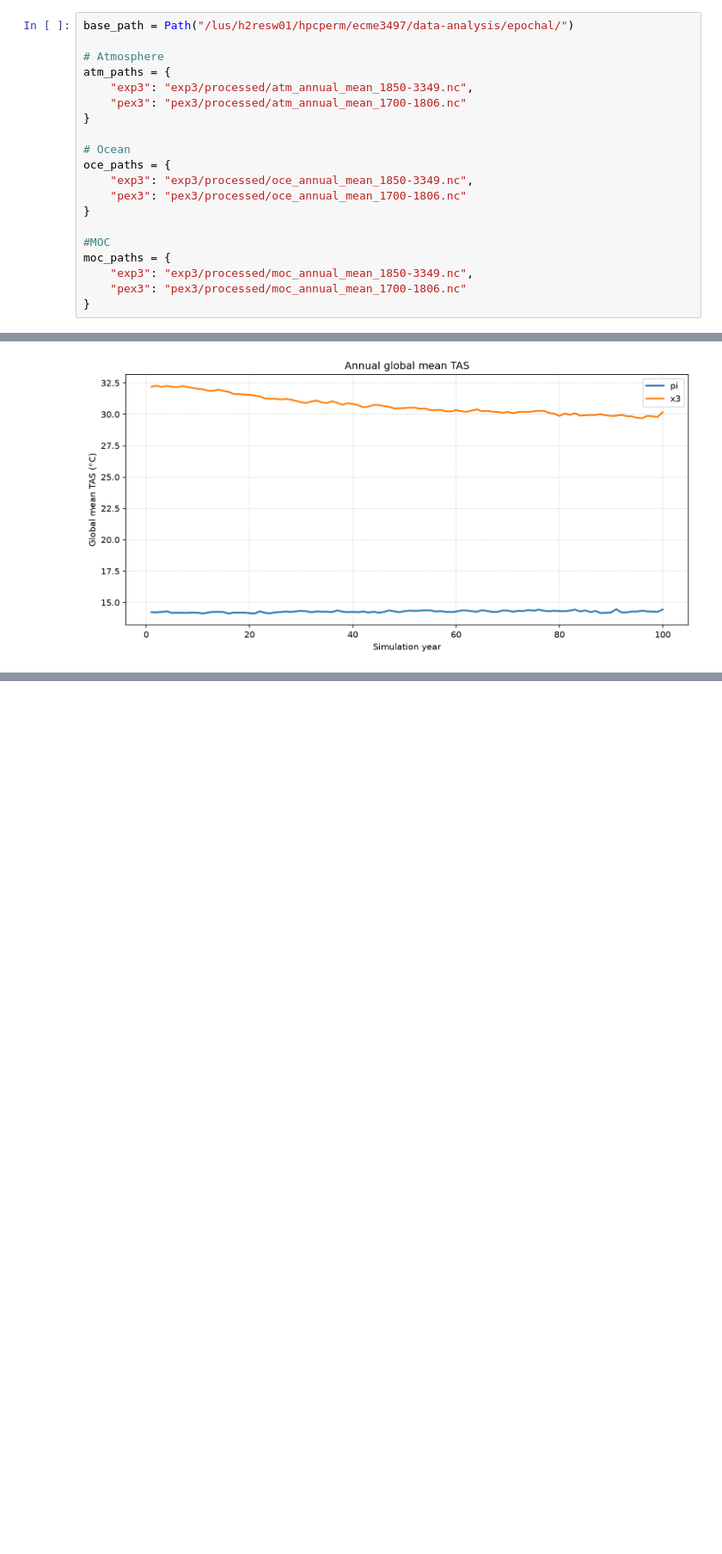
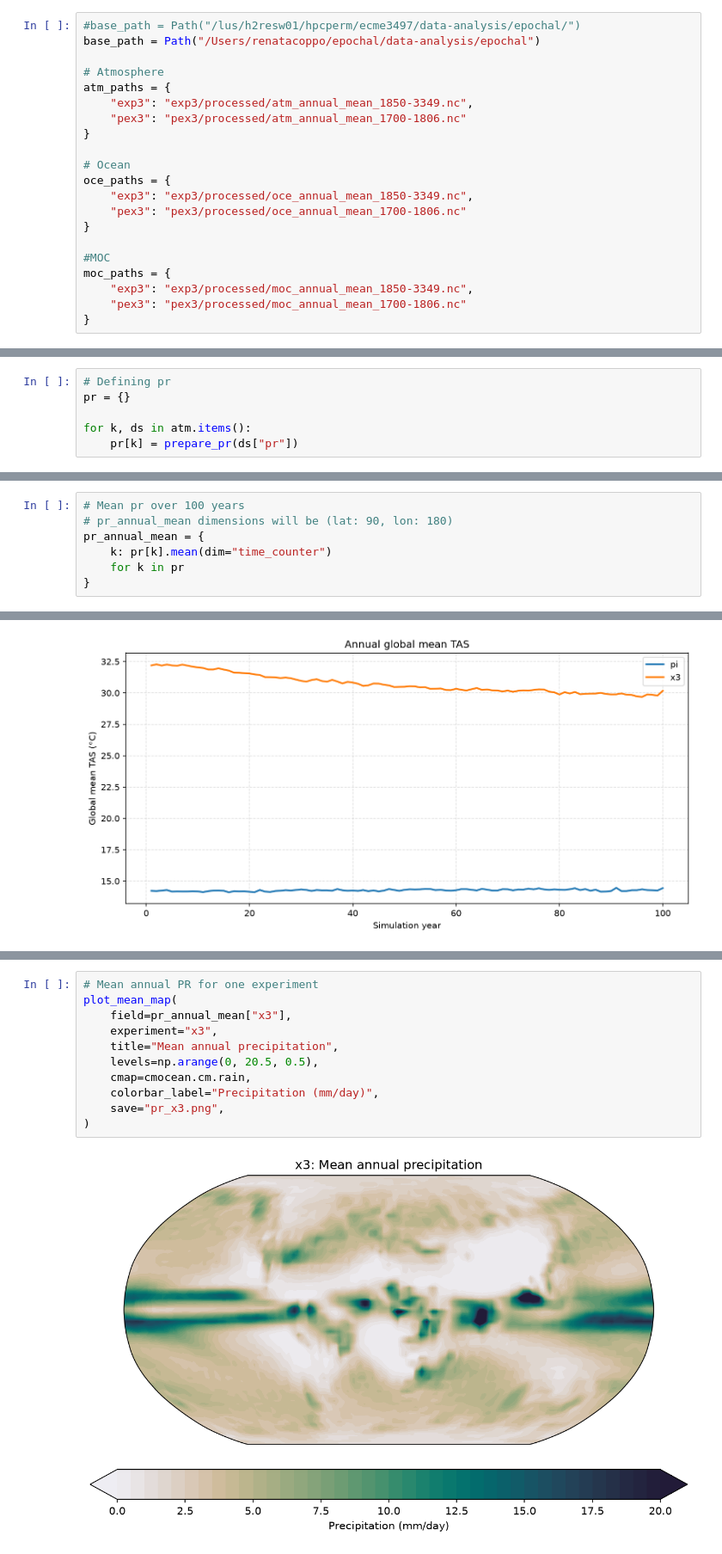
Before and after one commit to renatacoppo/eoctools, a Jupyter notebook: eoctools/data_analysis/data-analysis-new.ipynb, the cells around one changed output, grey strips where cells are left out. Shown at 86% size. Drawn from its saved outputs; the diff is of its cells as text; blank space fills up the shorter version.

Commit message:
added precipitation functions

```diff
--- a/eoctools/data_analysis/data-analysis-new.ipynb
+++ b/eoctools/data_analysis/data-analysis-new.ipynb
@@ -17,7 +17,8 @@ from utils import plot_gregory
 # %% [markdown]
 # Paths
 # %%
-base_path = Path("/lus/h2resw01/hpcperm/ecme3497/data-analysis/epochal/")
+#base_path = Path("/lus/h2resw01/hpcperm/ecme3497/data-analysis/epochal/")
+base_path = Path("/Users/renatacoppo/epochal/data-analysis/epochal")
 
 # Atmosphere
 atm_paths = {
@@ -212,0 +216,6 @@ array([ 0.33036001,  0.17113884,  0.18116059, -0.05535234,  0.4100632 ,
+# %%
+# Defining pr
+pr = {}
+
+for k, ds in atm.items():
+    pr[k] = prepare_pr(ds["pr"])
@@ -212,0 +224,7 @@ array([ 0.33036001,  0.17113884,  0.18116059, -0.05535234,  0.4100632 ,
+# %%
+# Mean pr over 100 years
+# pr_annual_mean dimensions will be (lat: 90, lon: 180)
+pr_annual_mean = {
+    k: pr[k].mean(dim="time_counter")
+    for k in pr
+}
@@ -313,3 +430,16 @@ plot_gregory(
 pi: 100 valid points
 x3: 100 valid points
 [figure]
+# %%
+# Mean annual PR for one experiment
+plot_mean_map(
+    field=pr_annual_mean["x3"],
+    experiment="x3",
+    title="Mean annual precipitation",
+    levels=np.arange(0, 20.5, 0.5),
+    cmap=cmocean.cm.rain,
+    colorbar_label="Precipitation (mm/day)",
+    save="pr_x3.png",
+)
+# %% [output]
+[figure, added]
```
Also changed, not shown: parts of 22 cells of this notebook, 1 other file.
